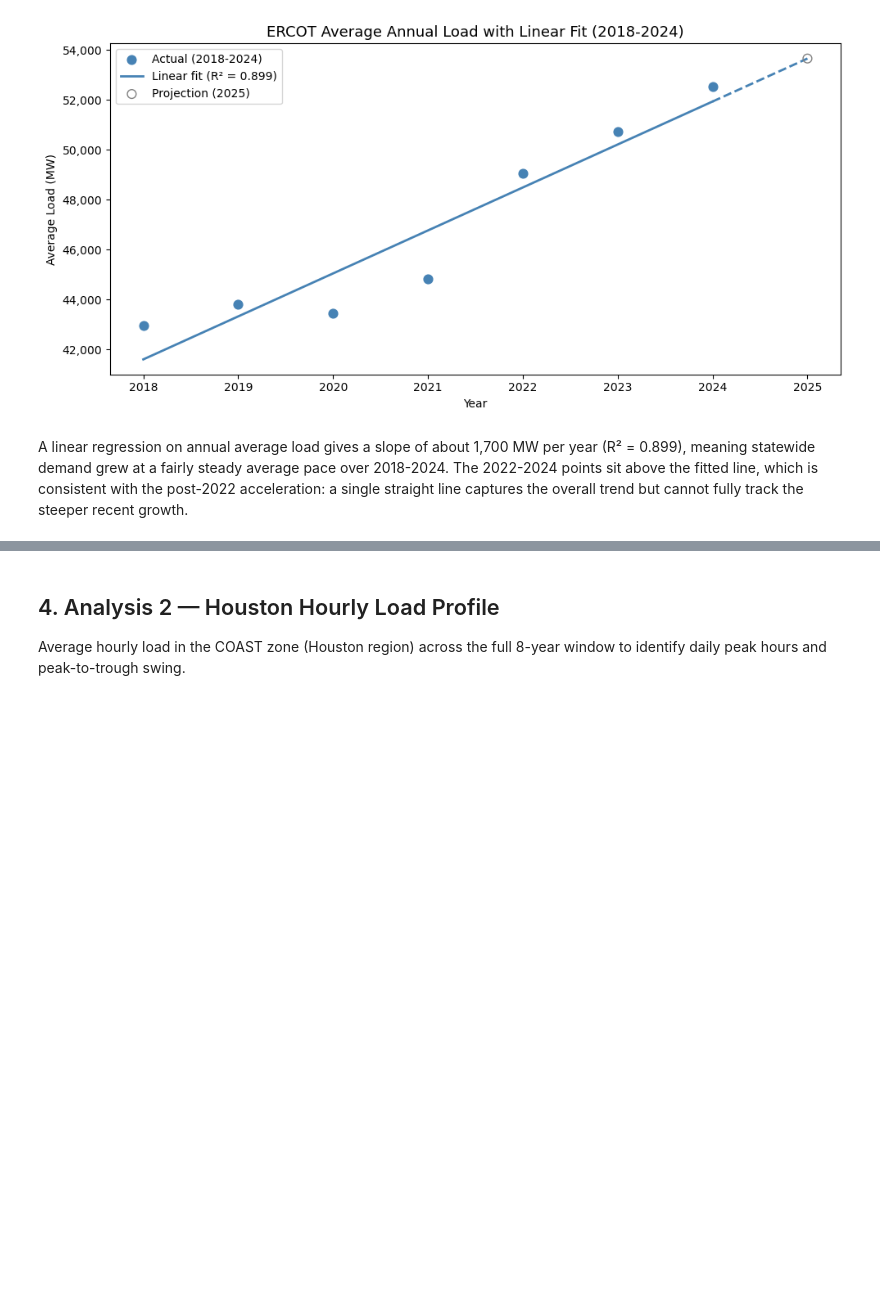
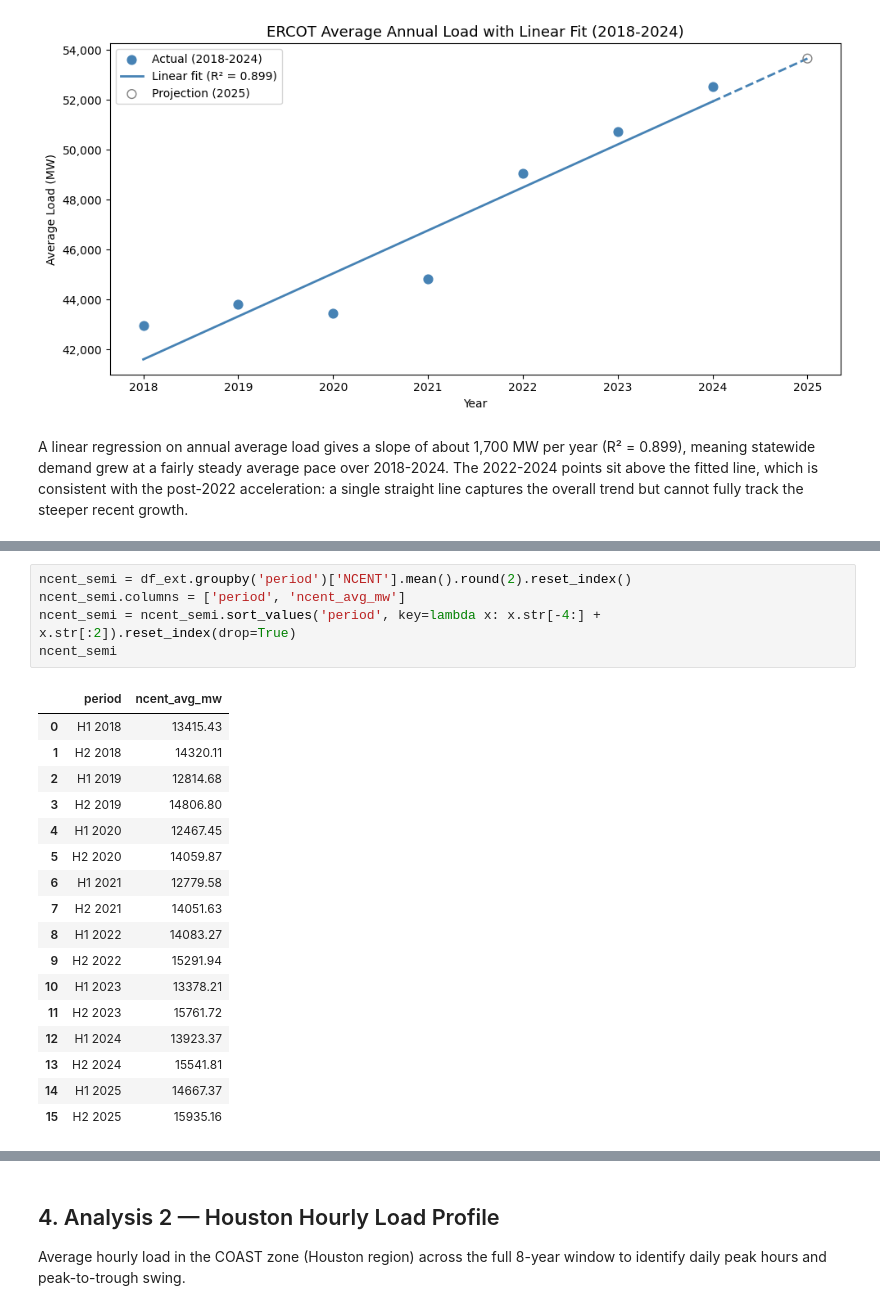
Before and after one commit to ZHLuo-Dev/ercot-texas-power-grid-analysis, a Jupyter notebook: ercot_power_grid_analysis.ipynb, the cells around one changed output, grey strips where cells are left out. Cells and saved outputs as stored; diff of their text form; blank space fills up the shorter version.

```diff
--- a/ercot_power_grid_analysis.ipynb
+++ b/ercot_power_grid_analysis.ipynb
@@ -198,0 +269,23 @@ A linear regression on annual average load gives a slope of about 1,700 MW per y
+# %%
+ncent_semi = df_ext.groupby('period')['NCENT'].mean().round(2).reset_index()
+ncent_semi.columns = ['period', 'ncent_avg_mw']
+ncent_semi = ncent_semi.sort_values('period', key=lambda x: x.str[-4:] + x.str[:2]).reset_index(drop=True)
+ncent_semi
+# %% [output]
+|  | period | ncent_avg_mw |
+| 0 | H1 2018 | 13415.43 |
+| 1 | H2 2018 | 14320.11 |
+| 2 | H1 2019 | 12814.68 |
+| 3 | H2 2019 | 14806.80 |
+| 4 | H1 2020 | 12467.45 |
+| 5 | H2 2020 | 14059.87 |
+| 6 | H1 2021 | 12779.58 |
+| 7 | H2 2021 | 14051.63 |
+| 8 | H1 2022 | 14083.27 |
+| 9 | H2 2022 | 15291.94 |
+| 10 | H1 2023 | 13378.21 |
+| 11 | H2 2023 | 15761.72 |
+| 12 | H1 2024 | 13923.37 |
+| 13 | H2 2024 | 15541.81 |
+| 14 | H1 2025 | 14667.37 |
+| 15 | H2 2025 | 15935.16 |
```
Also changed, not shown: parts of 18 cells of this notebook, 5 other files.
